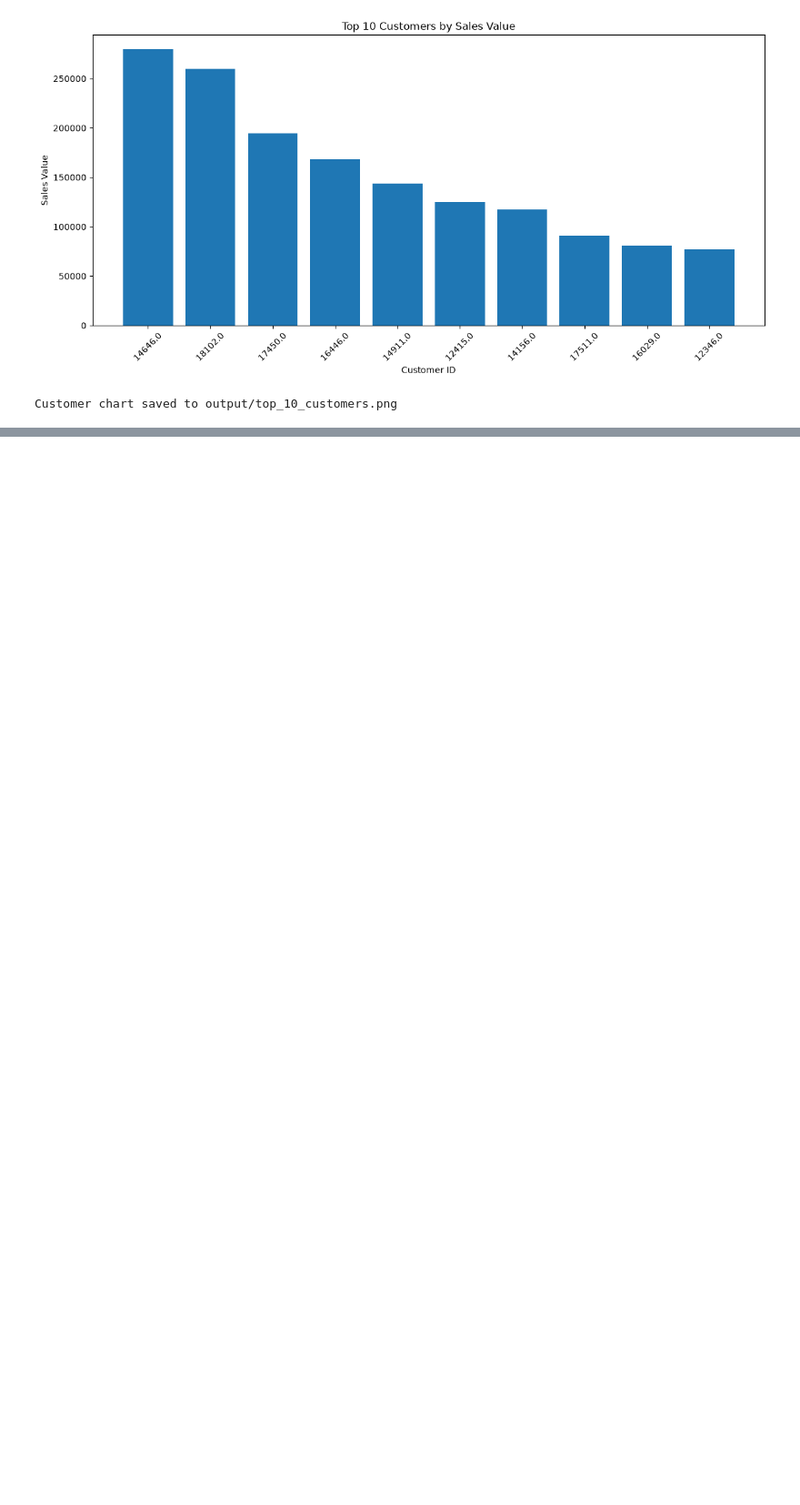
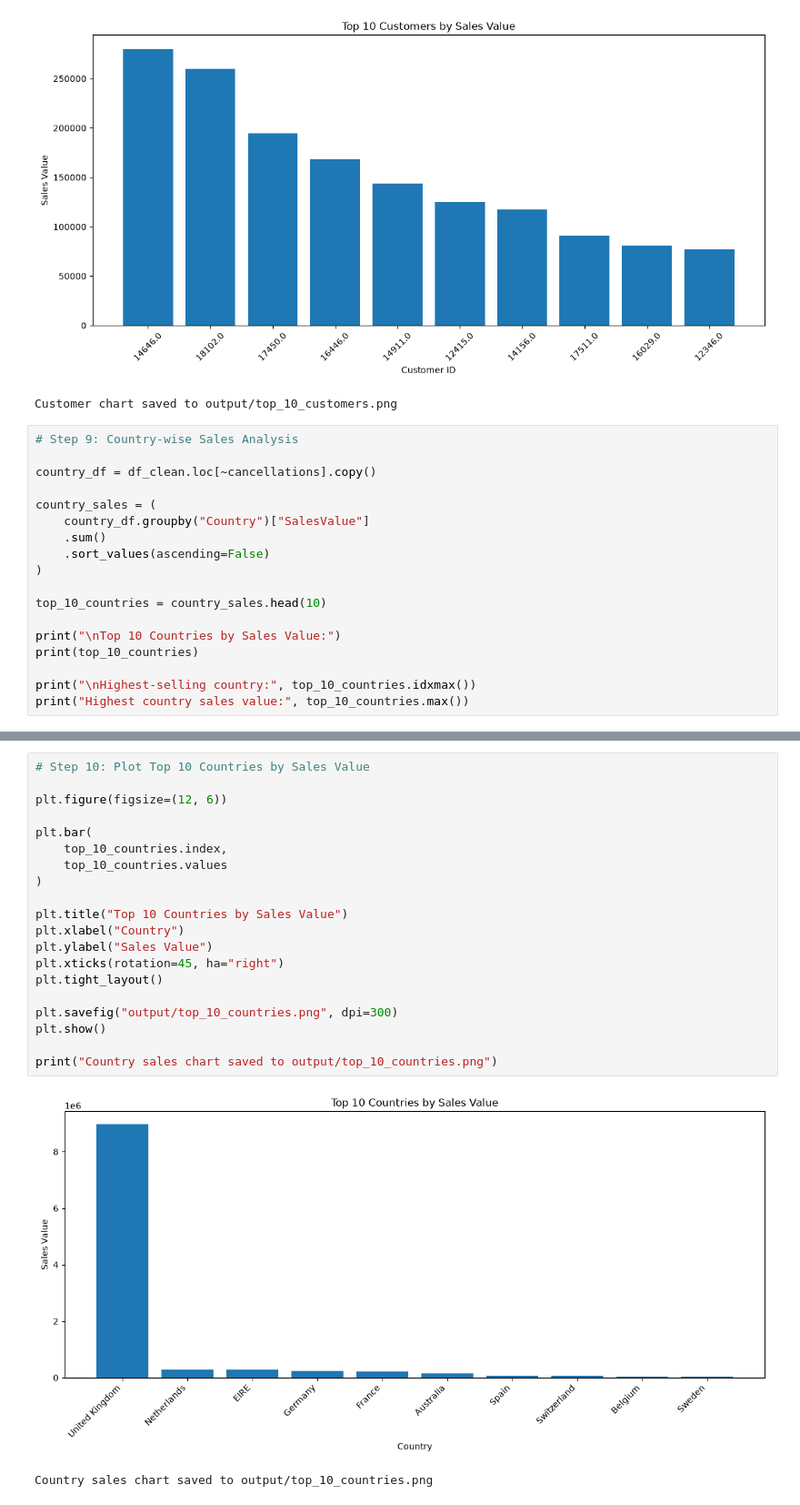
Before and after one commit to abhinavjanawade2242-dev/Python-FullStack-DS-AI-200-Days, a Jupyter notebook: Day39/day39.ipynb, the cells around one changed output, grey strips where cells are left out. Shown at 91% size. Cells and saved outputs as stored; diff of their text form; blank space fills up the shorter version.

```diff
--- a/Day39/day39.ipynb
+++ b/Day39/day39.ipynb
@@ -303,3 +303,21 @@ print("Customer chart saved to output/top_10_customers.png")
 # %% [output]
 [figure]
 Customer chart saved to output/top_10_customers.png
+# %%
+# Step 9: Country-wise Sales Analysis
+
+country_df = df_clean.loc[~cancellations].copy()
+
+country_sales = (
+    country_df.groupby("Country")["SalesValue"]
+    .sum()
+    .sort_values(ascending=False)
+)
+
+top_10_countries = country_sales.head(10)
+
+print("\nTop 10 Countries by Sales Value:")
+print(top_10_countries)
+
+print("\nHighest-selling country:", top_10_countries.idxmax())
+print("Highest country sales value:", top_10_countries.max())
@@ -305,0 +341,23 @@ Customer chart saved to output/top_10_customers.png
+# %%
+# Step 10: Plot Top 10 Countries by Sales Value
+
+plt.figure(figsize=(12, 6))
+
+plt.bar(
+    top_10_countries.index,
+    top_10_countries.values
+)
+
+plt.title("Top 10 Countries by Sales Value")
+plt.xlabel("Country")
+plt.ylabel("Sales Value")
+plt.xticks(rotation=45, ha="right")
+plt.tight_layout()
+
+plt.savefig("output/top_10_countries.png", dpi=300)
+plt.show()
+
+print("Country sales chart saved to output/top_10_countries.png")
+# %% [output]
+[figure, added]
+Country sales chart saved to output/top_10_countries.png
```
Also changed, not shown: parts of 1 cell of this notebook, 1 other file.
